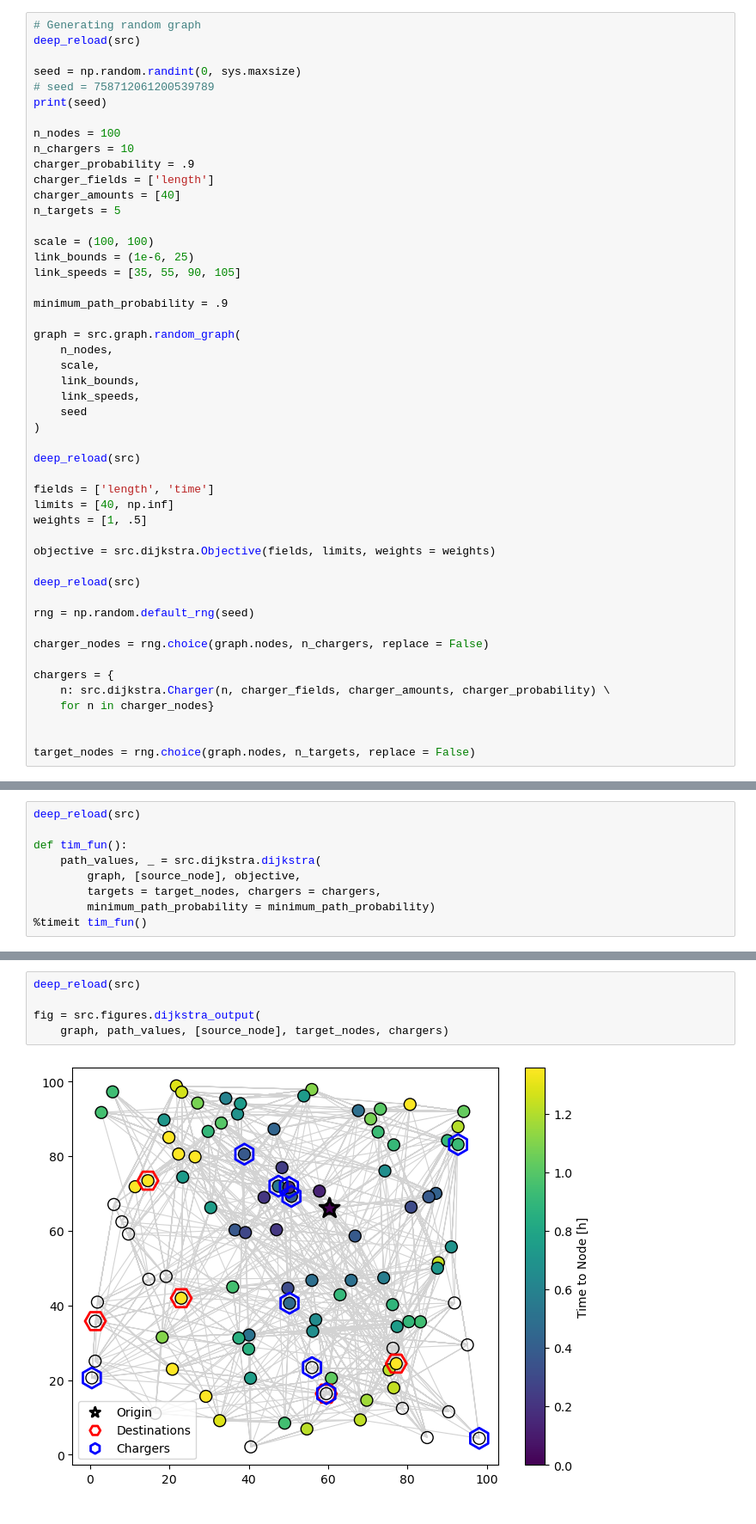
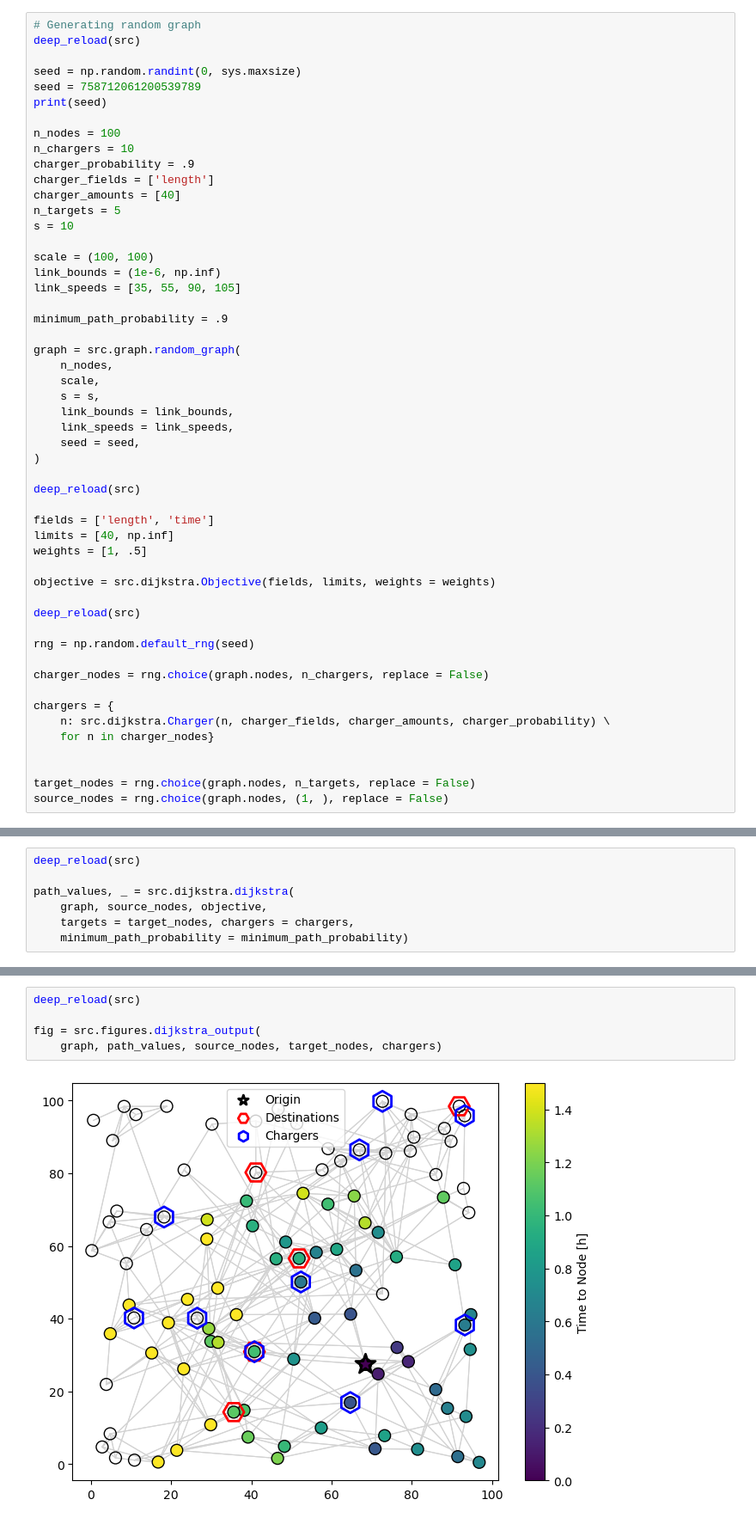
Before and after one commit to airabino/charger_network_analysis, a Jupyter notebook: Dijkstra_EV.ipynb, the cells around one changed output, grey strips where cells are left out. Shown at 86% size. Drawn from its saved outputs; the diff is of its cells as text.

```diff
--- a/Dijkstra_EV.ipynb
+++ b/Dijkstra_EV.ipynb
@@ -20,7 +20,7 @@ from src.reload import deep_reload
 deep_reload(src)
 
 seed = np.random.randint(0, sys.maxsize)
-# seed = 758712061200539789
+seed = 758712061200539789
 print(seed)
 
 n_nodes = 100
@@ -29,9 +29,10 @@ charger_probability = .9
 charger_fields = ['length']
 charger_amounts = [40]
 n_targets = 5
+s = 10
 
 scale = (100, 100)
-link_bounds = (1e-6, 25)
+link_bounds = (1e-6, np.inf)
 link_speeds = [35, 55, 90, 105]
 
 minimum_path_probability = .9
@@ -39,9 +40,10 @@ minimum_path_probability = .9
 graph = src.graph.random_graph(
     n_nodes,
     scale,
-    link_bounds,
-    link_speeds,
-    seed
+    s = s,
+    link_bounds = link_bounds,
+    link_speeds = link_speeds,
+    seed = seed,
 )
 
 deep_reload(src)
@@ -64,4 +66,5 @@ chargers = {
 
 
 target_nodes = rng.choice(graph.nodes, n_targets, replace = False)
+source_nodes = rng.choice(graph.nodes, (1, ), replace = False)
 # %% [output]
@@ -69,9 +81,7 @@ target_nodes = rng.choice(graph.nodes, n_targets, replace = False)
 # %%
 deep_reload(src)
 
-def tim_fun():
-    path_values, _ = src.dijkstra.dijkstra(
-        graph, [source_node], objective,
-        targets = target_nodes, chargers = chargers,
-        minimum_path_probability = minimum_path_probability)
-%timeit tim_fun()
+path_values, _ = src.dijkstra.dijkstra(
+    graph, source_nodes, objective,
+    targets = target_nodes, chargers = chargers,
+    minimum_path_probability = minimum_path_probability)
@@ -80,7 +88,7 @@ def tim_fun():
 # %%
 deep_reload(src)
 
 fig = src.figures.dijkstra_output(
-    graph, path_values, [source_node], target_nodes, chargers)
+    graph, path_values, source_nodes, target_nodes, chargers)
 # %% [output]
-[figure, old version]
+[figure, new version]
```
Also changed, not shown: parts of 11 cells of this notebook, 33 other files.
